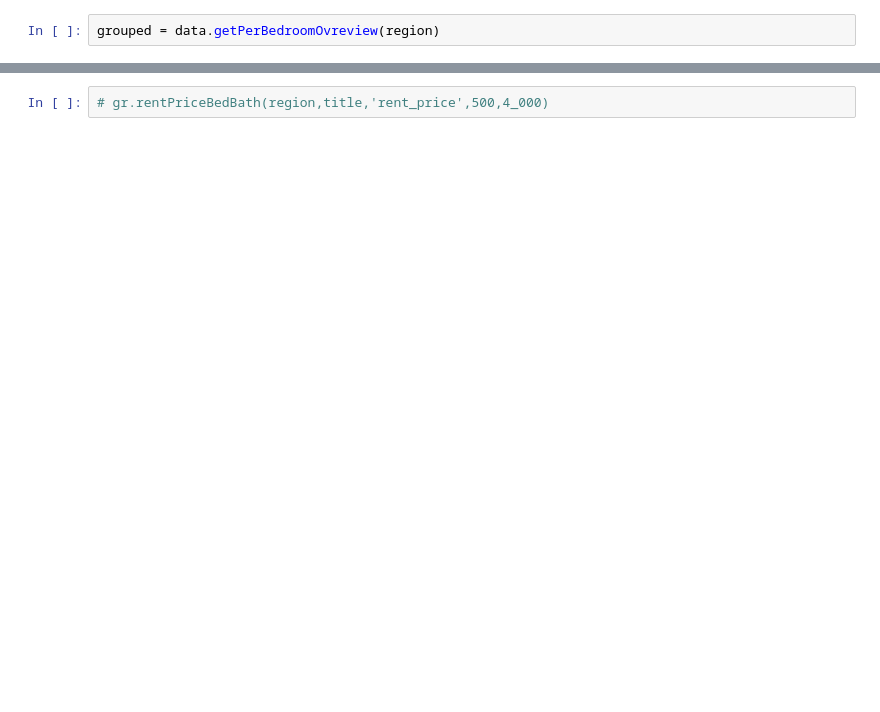
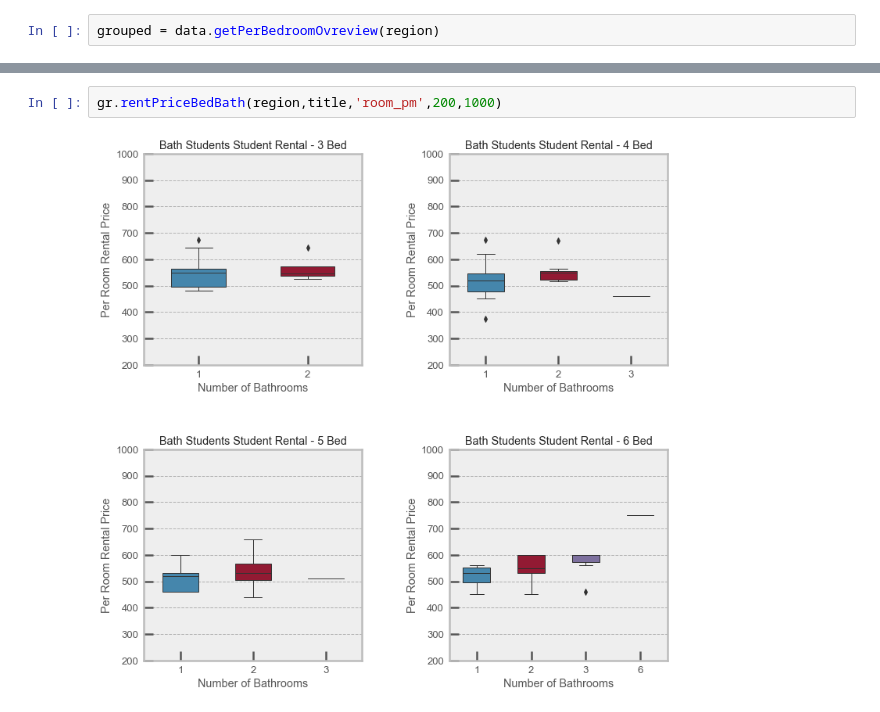
Before and after one commit to tinacliu/final_project, a Jupyter notebook: final_notebook.ipynb, the cells around one changed output, grey strips where cells are left out. Cells and saved outputs as stored; diff of their text form; blank space fills up the shorter version.

```diff
--- a/final_notebook.ipynb
+++ b/final_notebook.ipynb
@@ -91,5 +109,7 @@ gr.rentPriceGraphs(region,title,'rent_price',500,4_000)
-# %%
-# gr.rentPriceBedBath(region,title,'rent_price',500,4_000)
+# %%
+gr.rentPriceBedBath(region,title,'room_pm',200,1000)
+# %% [output]
+[figure, added]
 # %%
 data.getBathroomsByProperSize(region)
 # %% [output]
```
Also changed, not shown: parts of 39 cells of this notebook, 2 other files.
